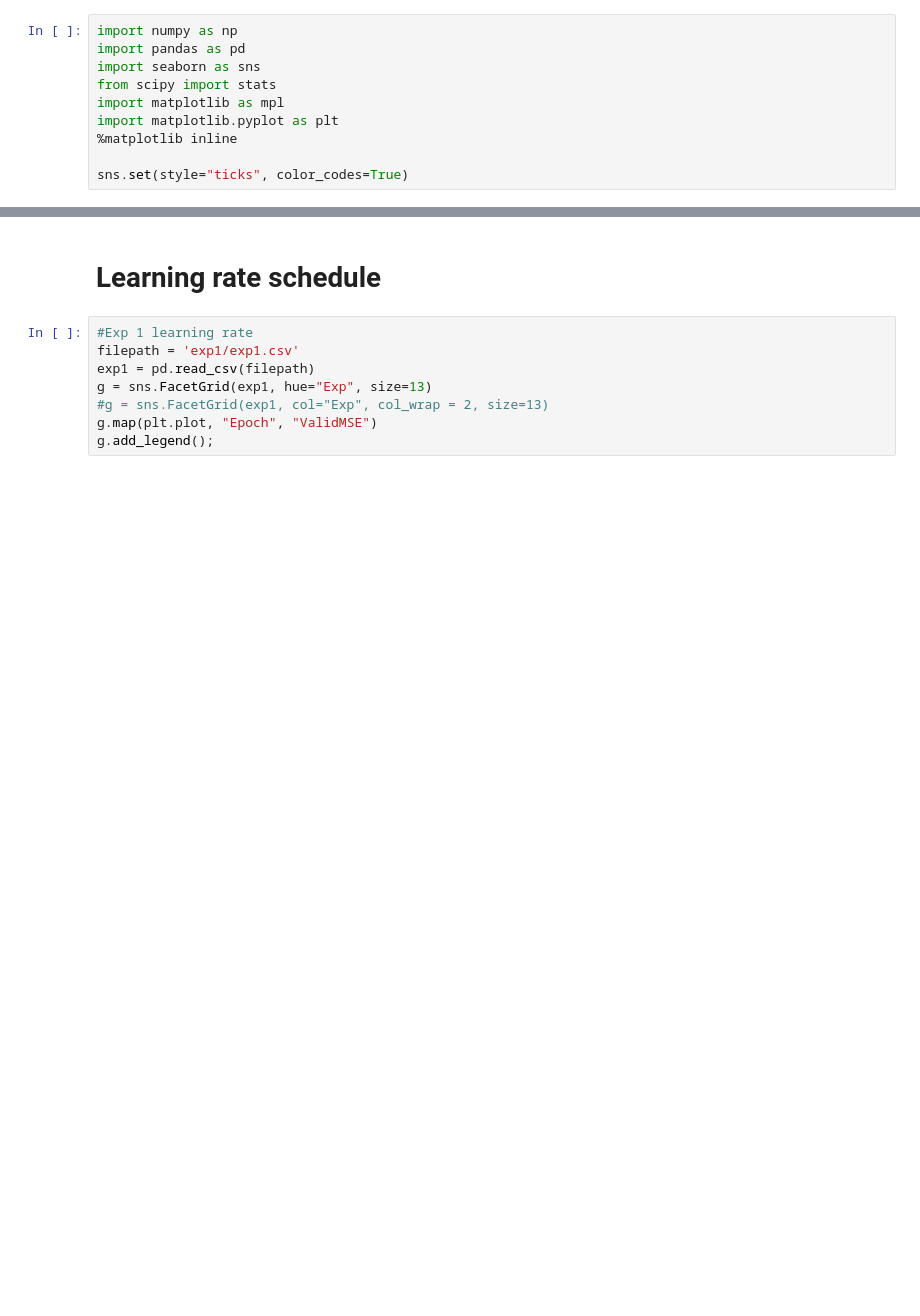
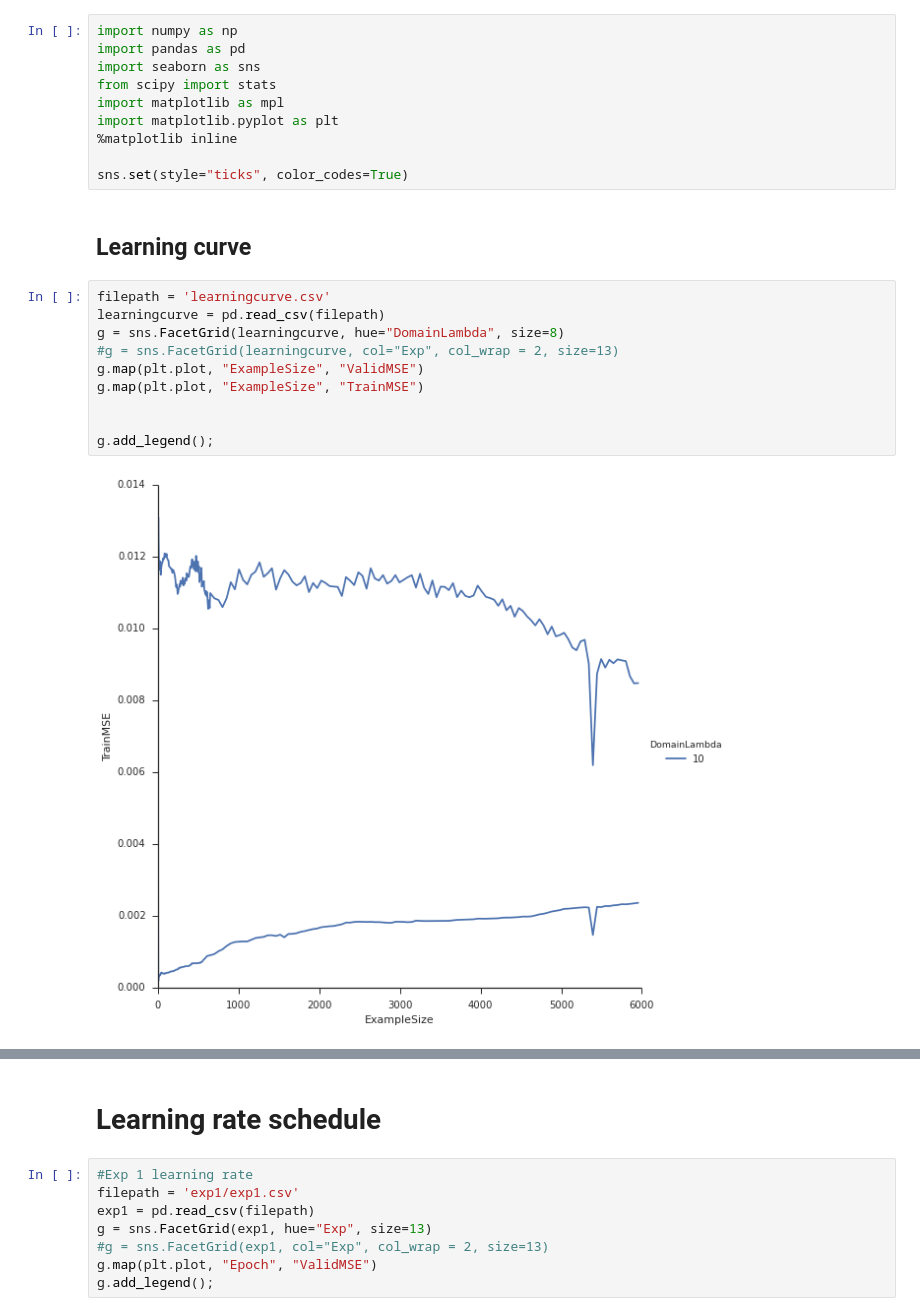
Before and after one commit to fengsy868/Dann-EEG, a Jupyter notebook: Ploting.ipynb, the cells around one changed output, grey strips where cells are left out. Cells and saved outputs as stored; diff of their text form; blank space fills up the shorter version.

```diff
--- a/Ploting.ipynb
+++ b/Ploting.ipynb
@@ -8,3 +8,17 @@ import matplotlib.pyplot as plt
 %matplotlib inline
 
 sns.set(style="ticks", color_codes=True)
+# %% [markdown]
+## Learning curve
+# %%
+filepath = 'learningcurve.csv'
+learningcurve = pd.read_csv(filepath)
+g = sns.FacetGrid(learningcurve, hue="DomainLambda", size=8)
+#g = sns.FacetGrid(learningcurve, col="Exp", col_wrap = 2, size=13)
+g.map(plt.plot, "ExampleSize", "ValidMSE")
+g.map(plt.plot, "ExampleSize", "TrainMSE")
+
+
+g.add_legend();
+# %% [output]
+[figure, added]
```
Also changed, not shown: parts of 6 cells of this notebook, 12 other files.
